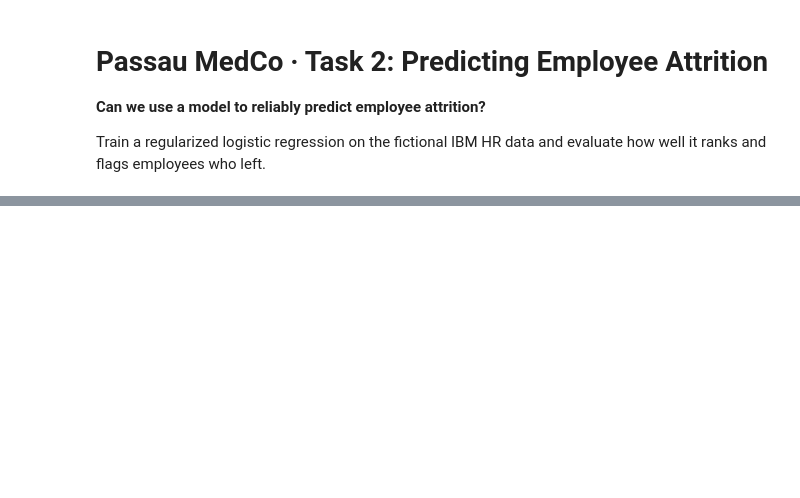
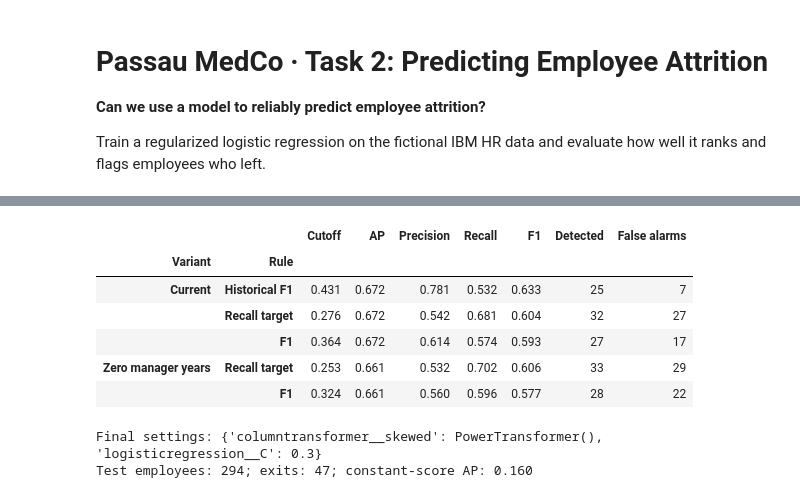
Before and after one commit to johanneswbr/medco-passau-xai, a Jupyter notebook: logistic_regression.ipynb, the cells around one changed output, grey strips where cells are left out. Drawn from its saved outputs; the diff is of its cells as text; code cells hidden in the pictures; blank space fills up the shorter version.

```diff
--- a/logistic_regression.ipynb
+++ b/logistic_regression.ipynb
@@ -238,0 +220,19 @@ Selected hyperparameters:
+# %%
+groups = fold_results.groupby("Variant", sort=False)
+summary = groups.agg(
+    AP=("AP", "mean"), Precision=("Precision", "mean"), Recall=("Recall", "mean"),
+    Folds_at_target=("Reached 70%", "sum"),
+)
+spread = groups[["AP", "Precision", "Recall"]].std().add_suffix(" SD")
+# Conditional precision uses only folds that actually reached the recall target.
+at_target = fold_results.loc[fold_results["Reached 70%"]].groupby("Variant")["Precision"].mean()
+display(summary.join(spread).assign(Precision_when_reached=at_target).round(3))
+
+baseline = summary.loc["Current"]
+eligible = (
+    by_shuffle.gt(by_shuffle.loc["Current"]).all(axis=1)
+    & summary["Precision"].ge(baseline["Precision"])
+    & summary["Folds_at_target"].ge(baseline["Folds_at_target"])
+)
+selected = summary.loc[eligible, "AP"].idxmax() if eligible.any() else "Current"
+print("Selected for final fit:", selected)
@@ -274,2 +252,38 @@ Test average precision: 0.654 (constant-score reference: 0.160)
+# %%
+with threadpool_limits(limits=1):
+    final_fits = {
+        name: fit_and_choose(name, X_train, y_train)
+        for name in dict.fromkeys(["Current", selected])
+    }
+historical_f1 = choose_cutoffs(y_train, historical_scores)["F1"]
+test_rows = []
+for name, (search, cutoffs) in final_fits.items():
+    scores = search.predict_proba(X_test)[:, 1]
+    rules = {"Historical F1": historical_f1, **cutoffs} if name == "Current" else cutoffs
+    for rule, cutoff in rules.items():
+        alerts = scores >= cutoff
+        test_rows.append({
+            "Variant": name, "Rule": rule, "Cutoff": cutoff,
+            "AP": average_precision_score(y_test, scores),
+            "Precision": precision_score(y_test, alerts, zero_division=0),
+            "Recall": recall_score(y_test, alerts), "F1": f1_score(y_test, alerts),
+            "Detected": int(y_test[alerts].sum()), "False alarms": int((1 - y_test[alerts]).sum()),
+        })
+        if name == selected and rule == "Recall target":
+            selected_alerts = alerts
+test_results = pd.DataFrame(test_rows).set_index(["Variant", "Rule"])
+display(test_results.round(3))
+print("Final settings:", final_fits[selected][0].best_params_)
+print(f"Test employees: {len(y_test)}; exits: {y_test.sum()}; constant-score AP: {y_test.mean():.3f}")
+# %% [output]
+|  |  | Cutoff | AP | Precision | Recall | F1 | Detected | False alarms |
+| Variant | Rule |  |  |  |  |  |  |  |
+| Current | Historical F1 | 0.431 | 0.672 | 0.781 | 0.532 | 0.633 | 25 | 7 |
+|  | Recall target | 0.276 | 0.672 | 0.542 | 0.681 | 0.604 | 32 | 27 |
+|  | F1 | 0.364 | 0.672 | 0.614 | 0.574 | 0.593 | 27 | 17 |
+| Zero manager years | Recall target | 0.253 | 0.661 | 0.532 | 0.702 | 0.606 | 33 | 29 |
+|  | F1 | 0.324 | 0.661 | 0.560 | 0.596 | 0.577 | 28 | 22 |
+Final settings: {'columntransformer__skewed': PowerTransformer(), 'logisticregression__C': 0.3}
+Test employees: 294; exits: 47; constant-score AP: 0.160
 # %%
 %matplotlib inline
```
Also changed, not shown: parts of 19 cells of this notebook, 1 other file.
